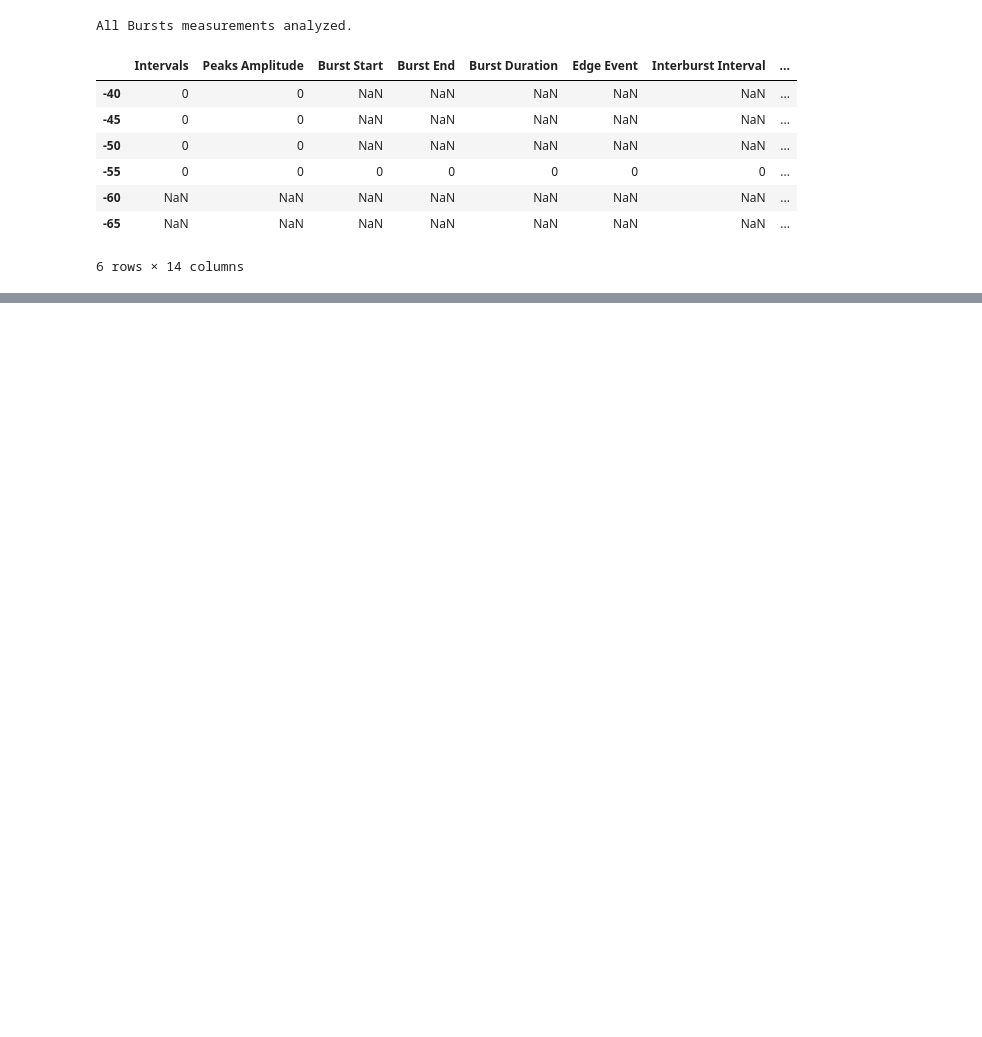
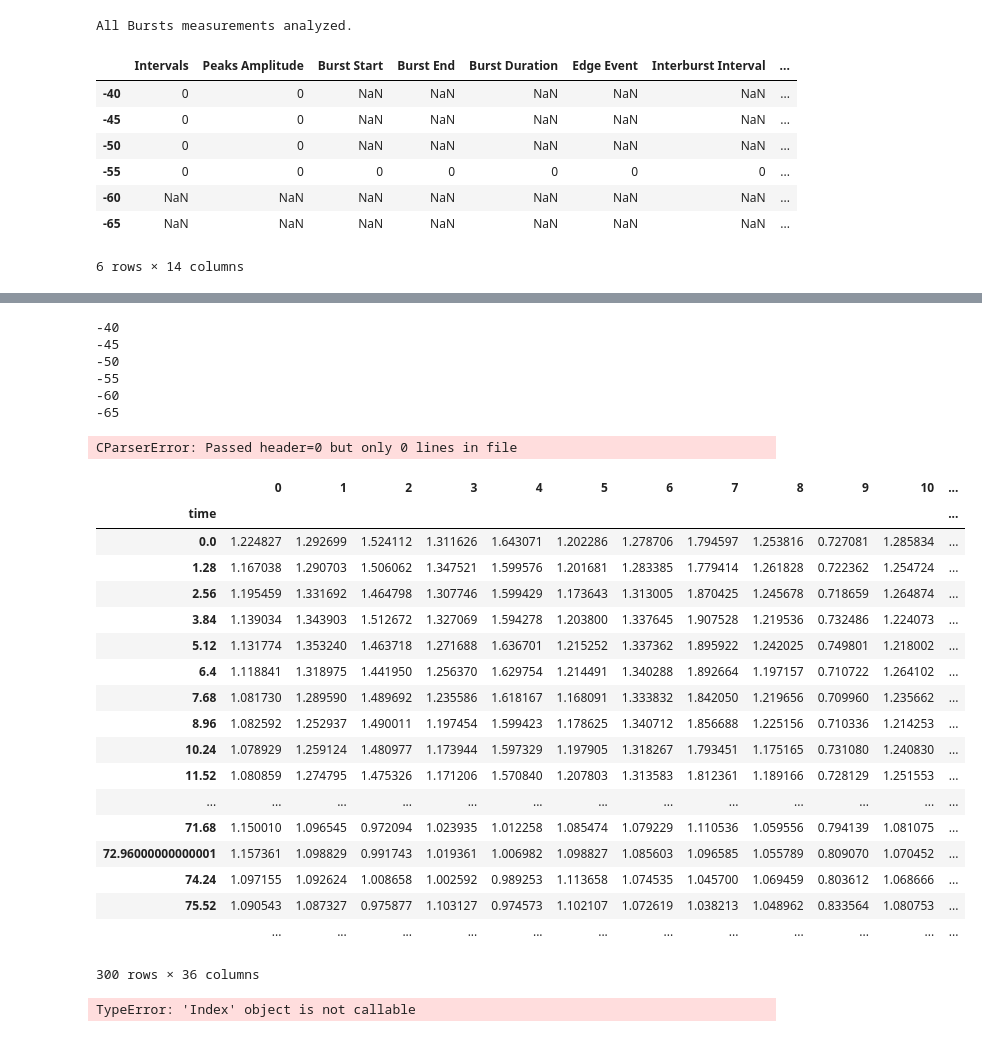
Before and after one commit to aedobyns/lab, a Jupyter notebook: Kitchen Sink-Bass.ipynb, the cells around one changed output, grey strips where cells are left out. Saved outputs shown, nothing was run; the diff lists cells and outputs as text; code cells hidden in the pictures; blank space fills up the shorter version.

```diff
--- a/Kitchen Sink-Bass.ipynb
+++ b/Kitchen Sink-Bass.ipynb
@@ -11,11 +11,11 @@ Results ={}
 
 ############################################################################################
 #manual Setting block
-Settings['folder']= "/Users/abigaildobyns/Desktop/Neuron Modeling/morgan voltage data"
-Settings['Output Folder'] = "/Users/abigaildobyns/Desktop/Neuron Modeling/morgan voltage data/IP0_9"
-Settings['Label'] = 'voltage-TBModel-sec1320-eL-IP0_9.txt'
-Settings['File Type'] = 'Morgan' #'LCPro', 'ImageJ', 'SIMA', 'Plain', 'Morgan'
-Settings['Milliseconds'] = True
+Settings['folder']= "/Users/abigaildobyns/Downloads/SARA-ui"
+Settings['Output Folder'] = "/Users/abigaildobyns/Downloads/SARA-ui/analysis"
+Settings['Label'] = 'time_series.csv'
+Settings['File Type'] = 'SIMA' #'LCPro', 'ImageJ', 'SIMA', 'Plain', 'Morgan'
+Settings['Milliseconds'] = False
 
 #transformation Settings
 Settings['Absolute Value'] = False #Must be True if Savitzky-Golay is being used
@@ -27,7 +27,7 @@ Settings['Bandpass Polynomial'] = 'none'
 Settings['Linear Fit'] = False #between 0 and 1 on the whole time series
 Settings['Linear Fit-Rolling R'] = 0.75 #between 0 and 1
 Settings['Linear Fit-Rolling Window'] = 1000 #window for rolling mean for fit, unit is index
-Settings['Relative Baseline'] = 5000.0 #default 0, unless data is normalized, then 1.0
+Settings['Relative Baseline'] = 0 #default 0, unless data is normalized, then 1.0
 
 Settings['Savitzky-Golay Polynomial'] = 'none' #intiger
 Settings['Savitzky-Golay Window Size'] = 'none' #must be odd, index not time
@@ -157,0 +157,46 @@ moving_statistics?
+# %%
+for name in Data['original']:
+    print name
+# %% [output]
+-40
+-45
+-50
+-55
+-60
+-65
+# %%
+Data, Settings = load_wrapper(Data, Settings)
+# %% [output]
+CParserError: Passed header=0 but only 0 lines in file
+# %%
+data = pd.read_csv(r'%s/%s' %(Settings['folder'], Settings['Label']), sep = '\t')
+del data['sequence']
+del data['Unnamed: 0']
+data = data.ix[2:]
+data.index = data['time']
+del data['time']
+data
+# %% [output]
+|  | 0 | 1 | 2 | 3 | 4 | 5 | 6 | 7 | 8 | 9 | 10 | ... |
+| time |  |  |  |  |  |  |  |  |  |  |  | ... |
+| 0.0 | 1.224827 | 1.292699 | 1.524112 | 1.311626 | 1.643071 | 1.202286 | 1.278706 | 1.794597 | 1.253816 | 0.727081 | 1.285834 | ... |
+| 1.28 | 1.167038 | 1.290703 | 1.506062 | 1.347521 | 1.599576 | 1.201681 | 1.283385 | 1.779414 | 1.261828 | 0.722362 | 1.254724 | ... |
+| 2.56 | 1.195459 | 1.331692 | 1.464798 | 1.307746 | 1.599429 | 1.173643 | 1.313005 | 1.870425 | 1.245678 | 0.718659 | 1.264874 | ... |
+| 3.84 | 1.139034 | 1.343903 | 1.512672 | 1.327069 | 1.594278 | 1.203800 | 1.337645 | 1.907528 | 1.219536 | 0.732486 | 1.224073 | ... |
+| 5.12 | 1.131774 | 1.353240 | 1.463718 | 1.271688 | 1.636701 | 1.215252 | 1.337362 | 1.895922 | 1.242025 | 0.749801 | 1.218002 | ... |
+| 6.4 | 1.118841 | 1.318975 | 1.441950 | 1.256370 | 1.629754 | 1.214491 | 1.340288 | 1.892664 | 1.197157 | 0.710722 | 1.264102 | ... |
+| 7.68 | 1.081730 | 1.289590 | 1.489692 | 1.235586 | 1.618167 | 1.168091 | 1.333832 | 1.842050 | 1.219656 | 0.709960 | 1.235662 | ... |
+| 8.96 | 1.082592 | 1.252937 | 1.490011 | 1.197454 | 1.599423 | 1.178625 | 1.340712 | 1.856688 | 1.225156 | 0.710336 | 1.214253 | ... |
+| 10.24 | 1.078929 | 1.259124 | 1.480977 | 1.173944 | 1.597329 | 1.197905 | 1.318267 | 1.793451 | 1.175165 | 0.731080 | 1.240830 | ... |
+| 11.52 | 1.080859 | 1.274795 | 1.475326 | 1.171206 | 1.570840 | 1.207803 | 1.313583 | 1.812361 | 1.189166 | 0.728129 | 1.251553 | ... |
+| ... | ... | ... | ... | ... | ... | ... | ... | ... | ... | ... | ... | ... |
+| 71.68 | 1.150010 | 1.096545 | 0.972094 | 1.023935 | 1.012258 | 1.085474 | 1.079229 | 1.110536 | 1.059556 | 0.794139 | 1.081075 | ... |
+| 72.96000000000001 | 1.157361 | 1.098829 | 0.991743 | 1.019361 | 1.006982 | 1.098827 | 1.085603 | 1.096585 | 1.055789 | 0.809070 | 1.070452 | ... |
+| 74.24 | 1.097155 | 1.092624 | 1.008658 | 1.002592 | 0.989253 | 1.113658 | 1.074535 | 1.045700 | 1.069459 | 0.803612 | 1.068666 | ... |
+| 75.52 | 1.090543 | 1.087327 | 0.975877 | 1.103127 | 0.974573 | 1.102107 | 1.072619 | 1.038213 | 1.048962 | 0.833564 | 1.080753 | ... |
+|  | ... | ... | ... | ... | ... | ... | ... | ... | ... | ... | ... | ... |
+300 rows × 36 columns
+# %%
+data.index
+# %% [output]
+TypeError: 'Index' object is not callable
```
Also changed, not shown: parts of 15 cells of this notebook, 1 other file.
